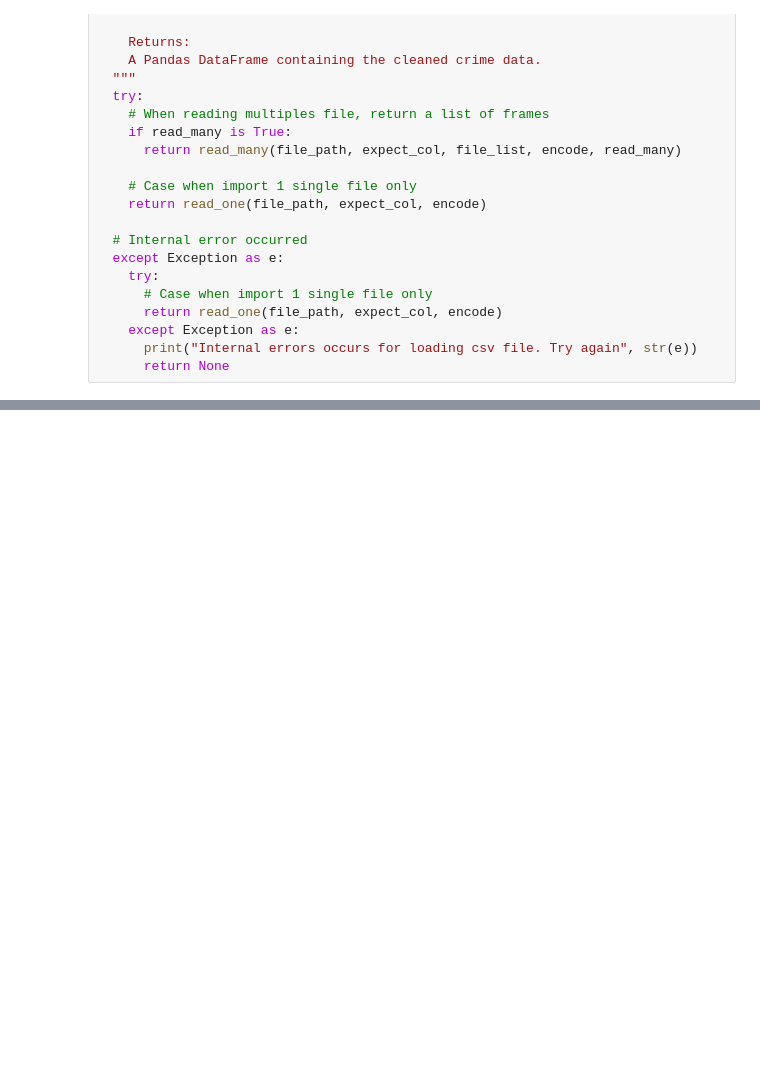
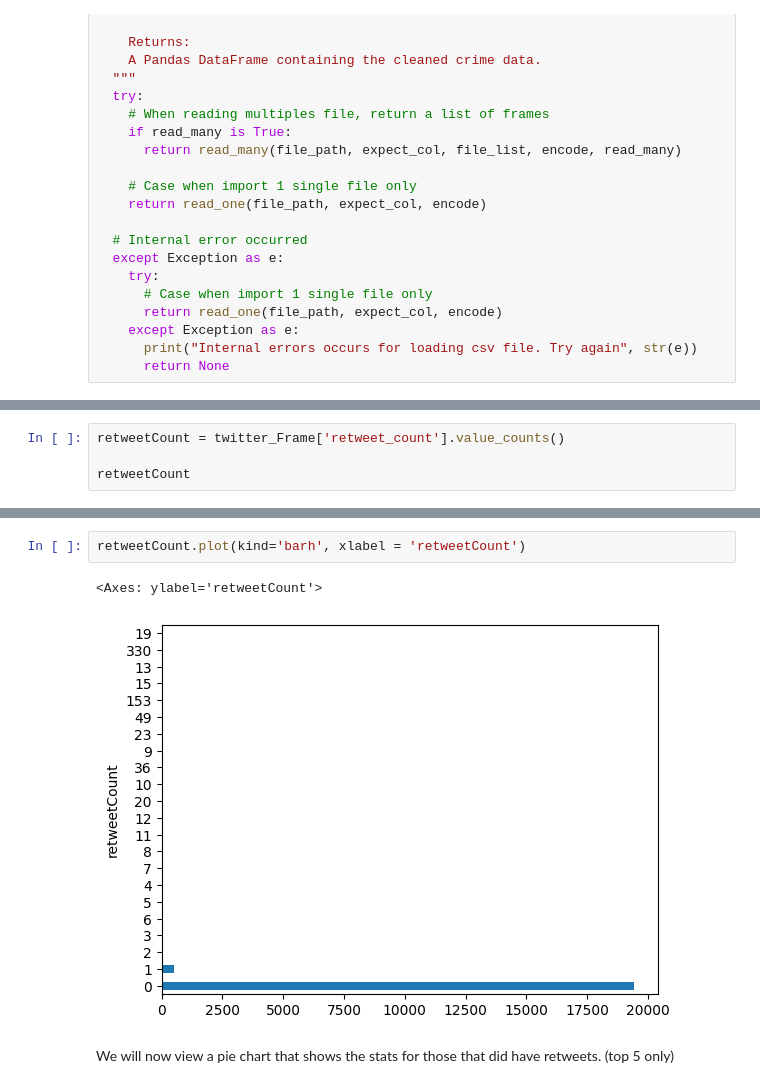
Before and after one commit to mtafadar/The_Enigma_Ensamble, a Jupyter notebook: CS_483_Project_Coding_Stress_Detection.ipynb, the cells around one changed output, grey strips where cells are left out. Saved outputs shown, nothing was run; the diff lists cells and outputs as text; blank space fills up the shorter version.

Commit message:
Updated with stats

```diff
--- a/CS_483_Project_Coding_Stress_Detection.ipynb
+++ b/CS_483_Project_Coding_Stress_Detection.ipynb
@@ -283,0 +356,4 @@ twitter_Frame.head(10)
+# %%
+retweetCount = twitter_Frame['retweet_count'].value_counts()
+
+retweetCount
@@ -283,0 +378,7 @@ twitter_Frame.head(10)
+# %%
+retweetCount.plot(kind='barh', xlabel = 'retweetCount')
+# %% [output]
+<Axes: ylabel='retweetCount'>
+[figure, added]
+# %% [markdown]
+We will now view a pie chart that shows the stats for those that did have retweets. (top 5 only)
```
Also changed, not shown: parts of 35 cells of this notebook.
